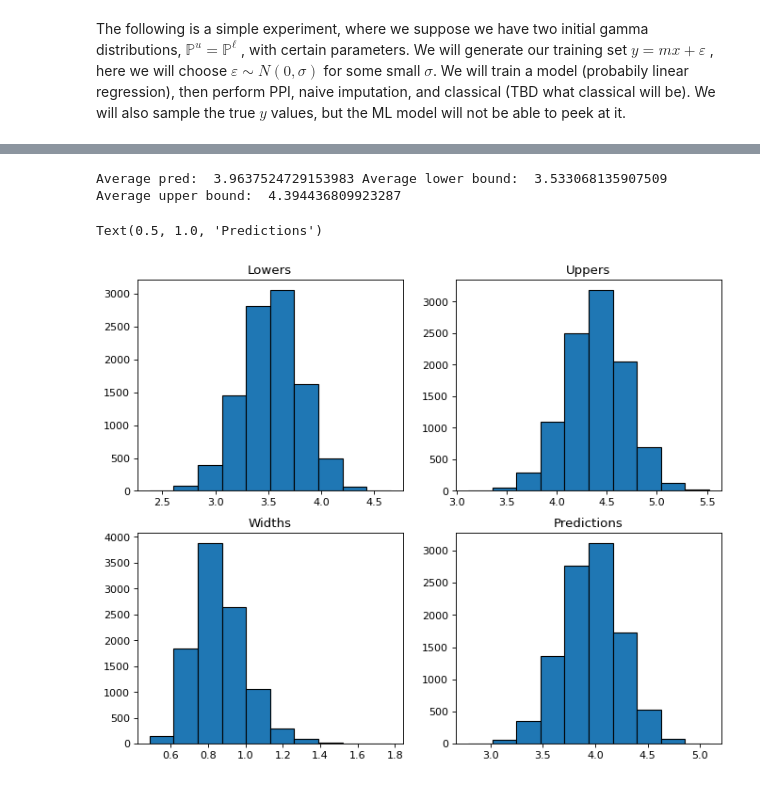
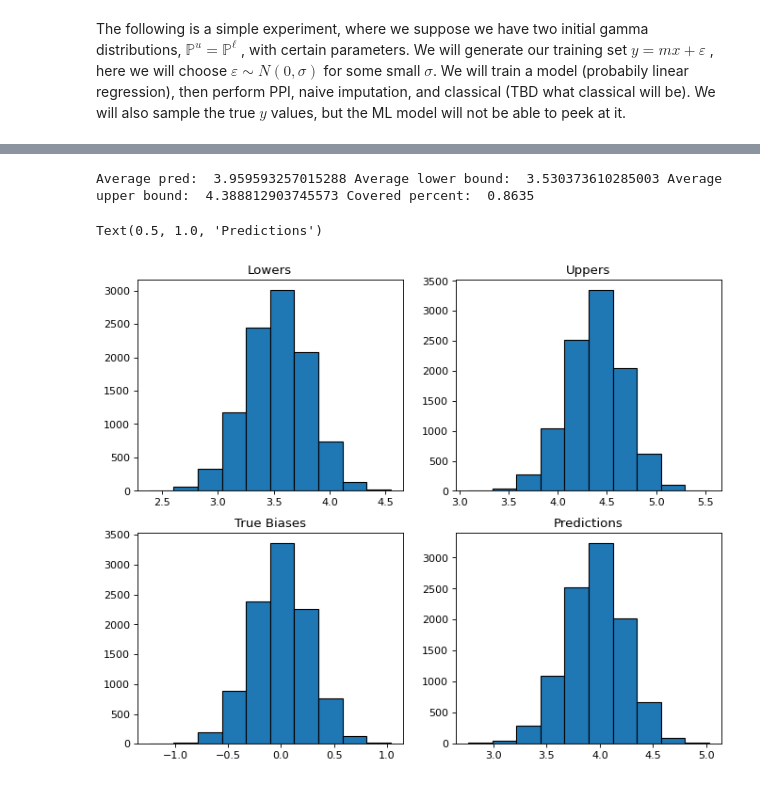
Before and after one commit to nicholas-denis/ppi-testing, a Jupyter notebook: PPI Ratio estimator.ipynb, the cells around one changed output, grey strips where cells are left out. Drawn from its saved outputs; the diff is of its cells as text; code cells hidden in the pictures.

```diff
--- a/PPI Ratio estimator.ipynb
+++ b/PPI Ratio estimator.ipynb
@@ -520,6 +520,7 @@ preds = []
 lowers = []
 uppers = []
 true_bias = []
+covered = []
 
 # Generate training set
 # Parameters
@@ -569,7 +570,11 @@ for i in range(n_its):
     lowers.append(theta_ci[0][0])
     uppers.append(theta_ci[1][0])
     true_bias.append(np.mean(y_fitted - y_ppi))
+    if true_mean >= theta_ci[0][0] and true_mean <= theta_ci[1][0]:
+        covered.append(1)
+    else:
+        covered.append(0)
 
-print("Average pred: ", np.mean(preds), "Average lower bound: ", np.mean(lowers), "Average upper bound: ", np.mean(uppers))
+print("Average pred: ", np.mean(preds), "Average lower bound: ", np.mean(lowers), "Average upper bound: ", np.mean(uppers), "Covered percent: ", np.mean(covered))
 # %% [output]
-Average pred:  3.9637524729153983 Average lower bound:  3.533068135907509 Average upper bound:  4.394436809923287
+Average pred:  3.959593257015288 Average lower bound:  3.530373610285003 Average upper bound:  4.388812903745573 Covered percent:  0.8635
@@ -579,14 +581,14 @@ widths = list(widths)
 # %%
 fig, axs = plt.subplots(2, 2, figsize=(10, 8), dpi=80)
 axs[0, 0].hist(lowers, bins=10, edgecolor='black')
 axs[0, 1].hist(uppers, bins=10, edgecolor='black')
-axs[1, 0].hist(widths, bins=10, edgecolor='black')
+axs[1, 0].hist(true_bias, bins=10, edgecolor='black')
 axs[1, 1].hist(preds, bins=10, edgecolor='black')
 
 axs[0, 0].set_title('Lowers')
 axs[0, 1].set_title('Uppers')
-axs[1, 0].set_title('Widths')
+axs[1, 0].set_title('True Biases')
 axs[1, 1].set_title('Predictions')
 # %% [output]
 Text(0.5, 1.0, 'Predictions')
-[figure, old version]
+[figure, new version]
```
Also changed, not shown: parts of 13 cells of this notebook.
